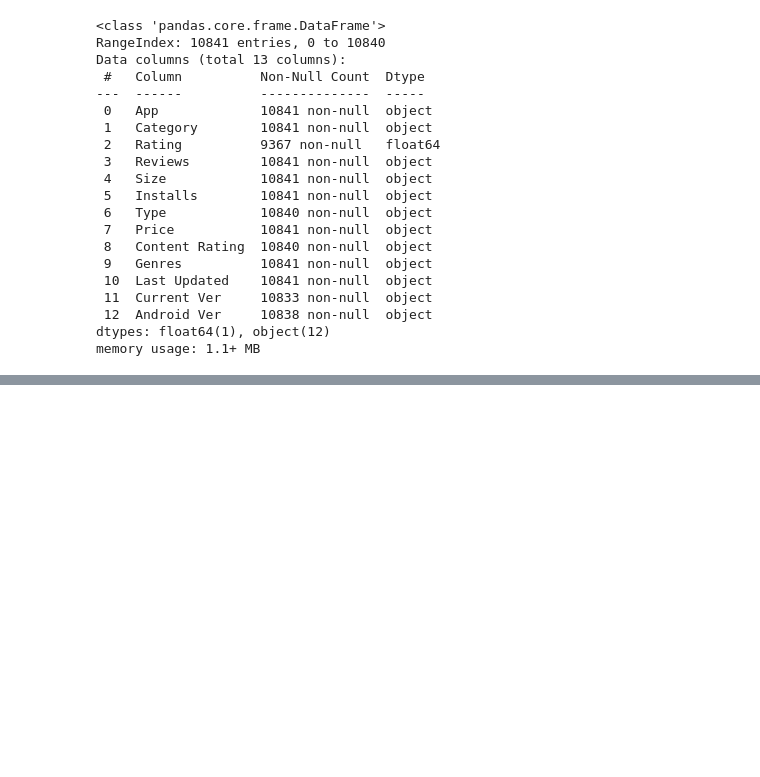
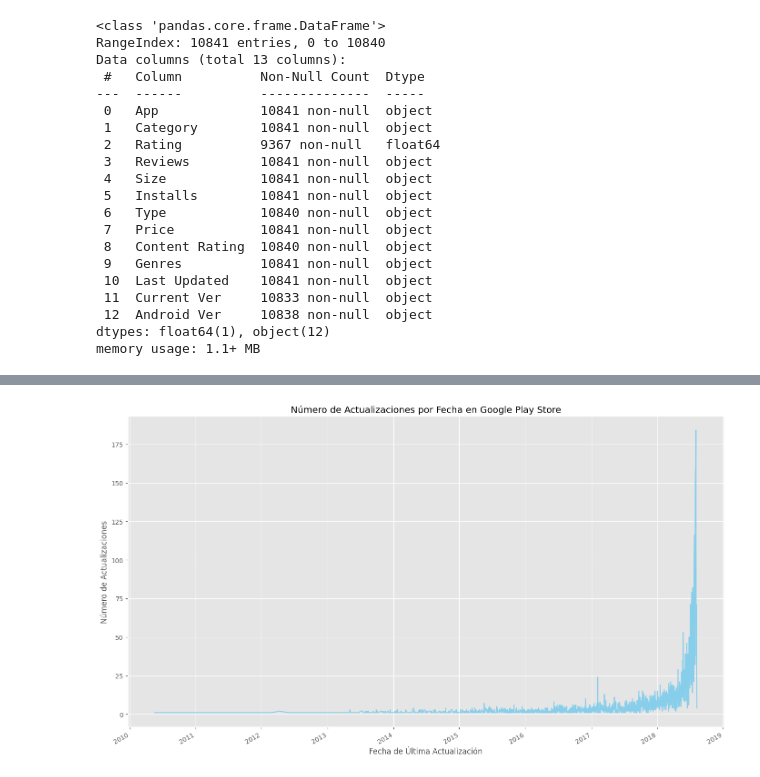
Before and after one commit to claudia17018/Google-Play-Store-Lab, a Jupyter notebook: notebooks/laboratorio/Lab2_Graf-Analisis_Playstore.ipynb, the cells around one changed output, grey strips where cells are left out. Drawn from its saved outputs; the diff is of its cells as text; code cells hidden in the pictures; blank space fills up the shorter version.

```diff
--- a/notebooks/laboratorio/Lab2_Graf-Analisis_Playstore.ipynb
+++ b/notebooks/laboratorio/Lab2_Graf-Analisis_Playstore.ipynb
@@ -226,0 +337,16 @@ plt.show()
+# %%
+#GRAFICO DE LINEAS DE SERIES TEMPORALES
+# Calcular la cantidad de actualizaciones por fecha
+update_dates = df.groupby('Last Updated').size()
+
+# Crear el gráfico de líneas de series temporales
+plt.figure(figsize=(14, 8))
+update_dates.plot(color='skyblue')
+plt.xlabel('Fecha de Última Actualización')
+plt.ylabel('Número de Actualizaciones')
+plt.title('Número de Actualizaciones por Fecha en Google Play Store')
+plt.grid(True)
+plt.tight_layout()
+plt.show()
+# %% [output]
+[figure, added]
```
Also changed, not shown: parts of 20 cells of this notebook, 1 other file.
